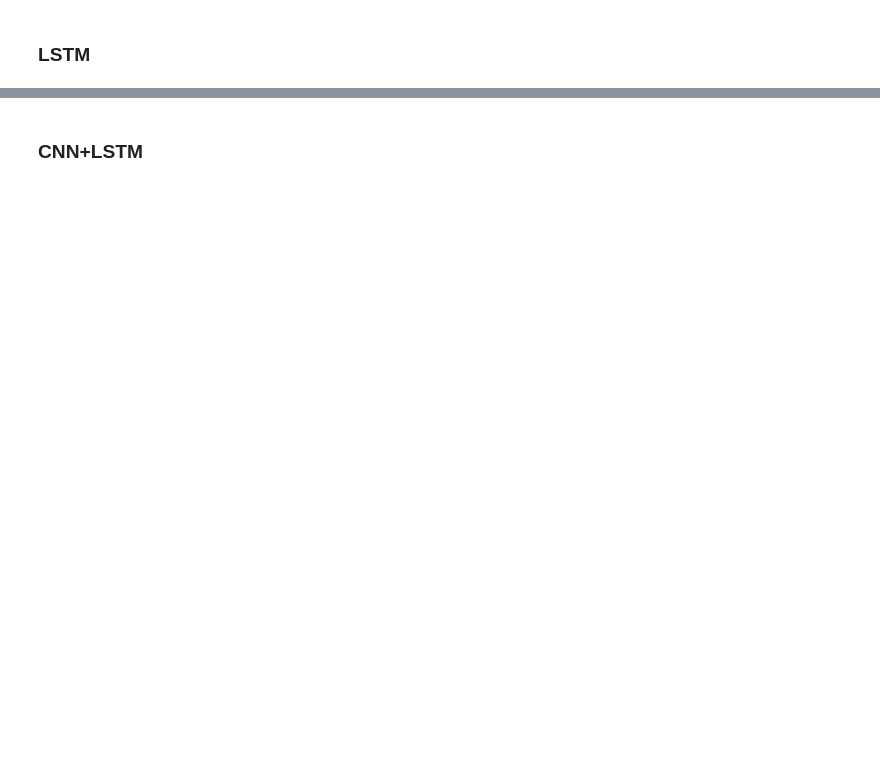
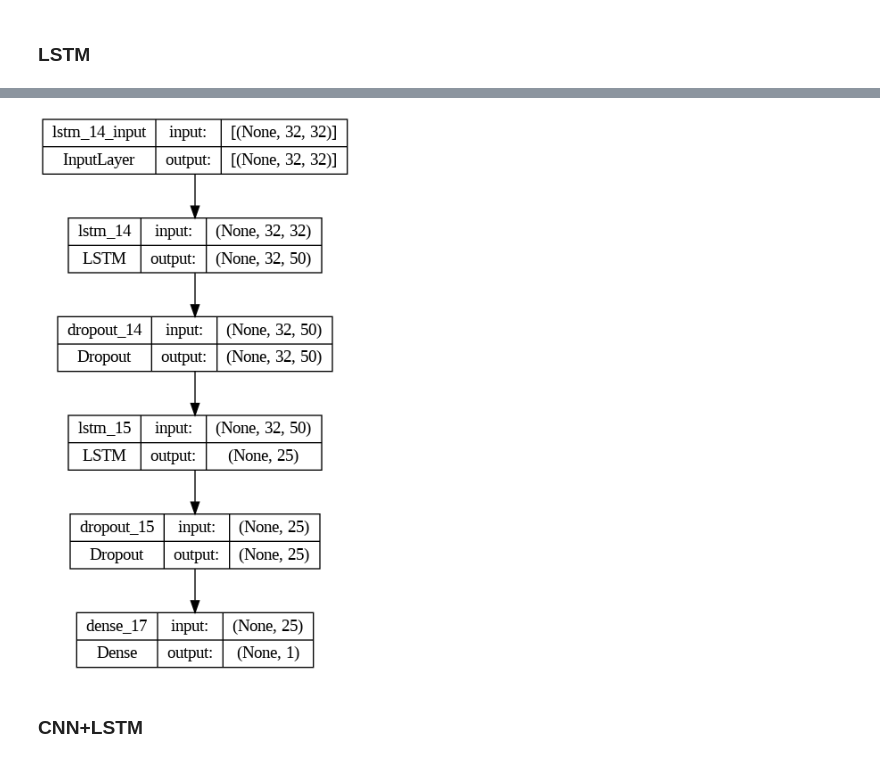
Before and after one commit to maimonahST/Signal_It, a Jupyter notebook: Final Version/ICA.ipynb, the cells around one changed output, grey strips where cells are left out. Drawn from its saved outputs; the diff is of its cells as text; code cells hidden in the pictures; blank space fills up the shorter version.

```diff
--- a/Final Version/ICA.ipynb
+++ b/Final Version/ICA.ipynb
@@ -820,0 +831,4 @@ weighted avg       0.83      0.78      0.74         9
+# %%
+tf.keras.utils.plot_model(model, show_shapes=True)
+# %% [output]
+[figure, added]
```
Also changed, not shown: parts of 27 cells of this notebook.
